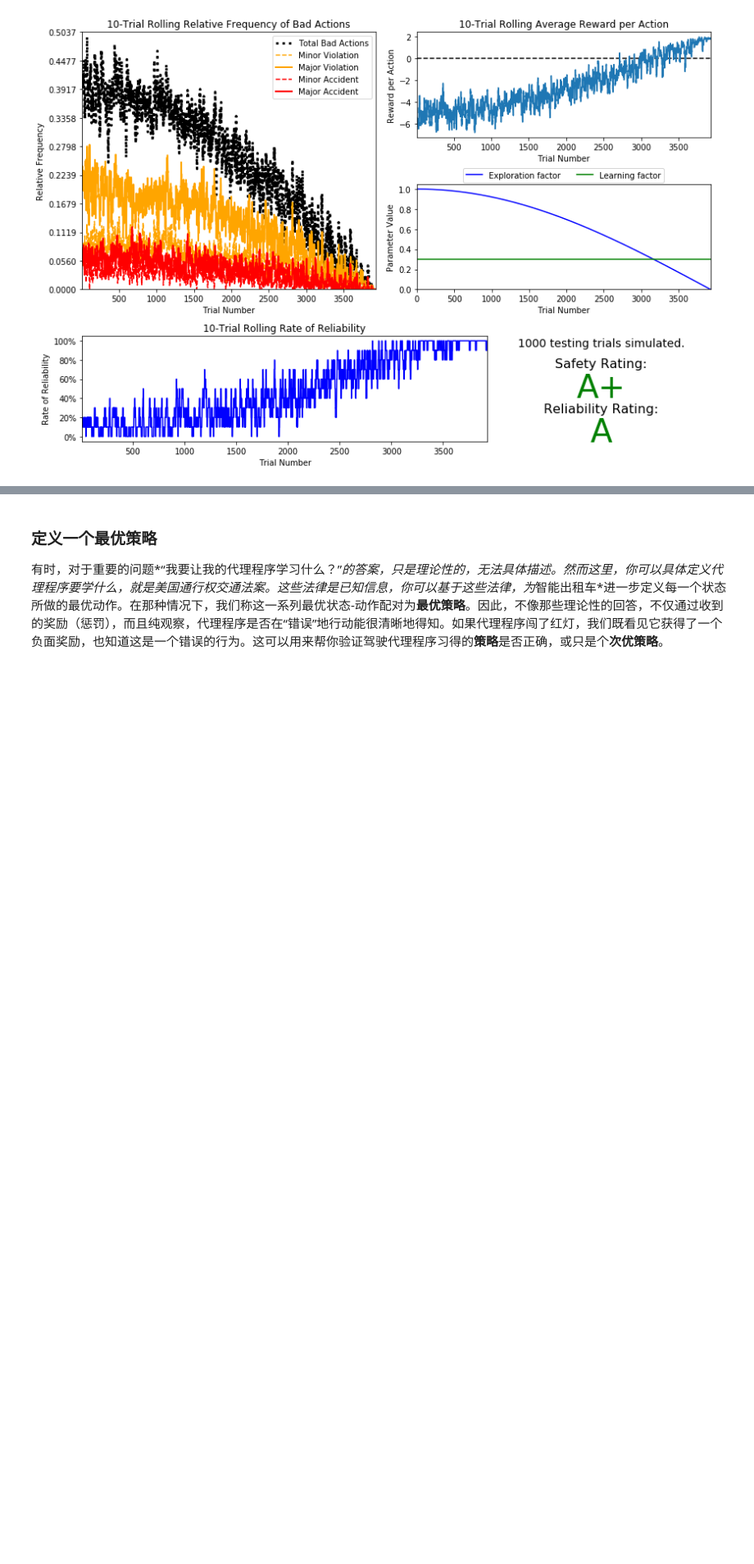
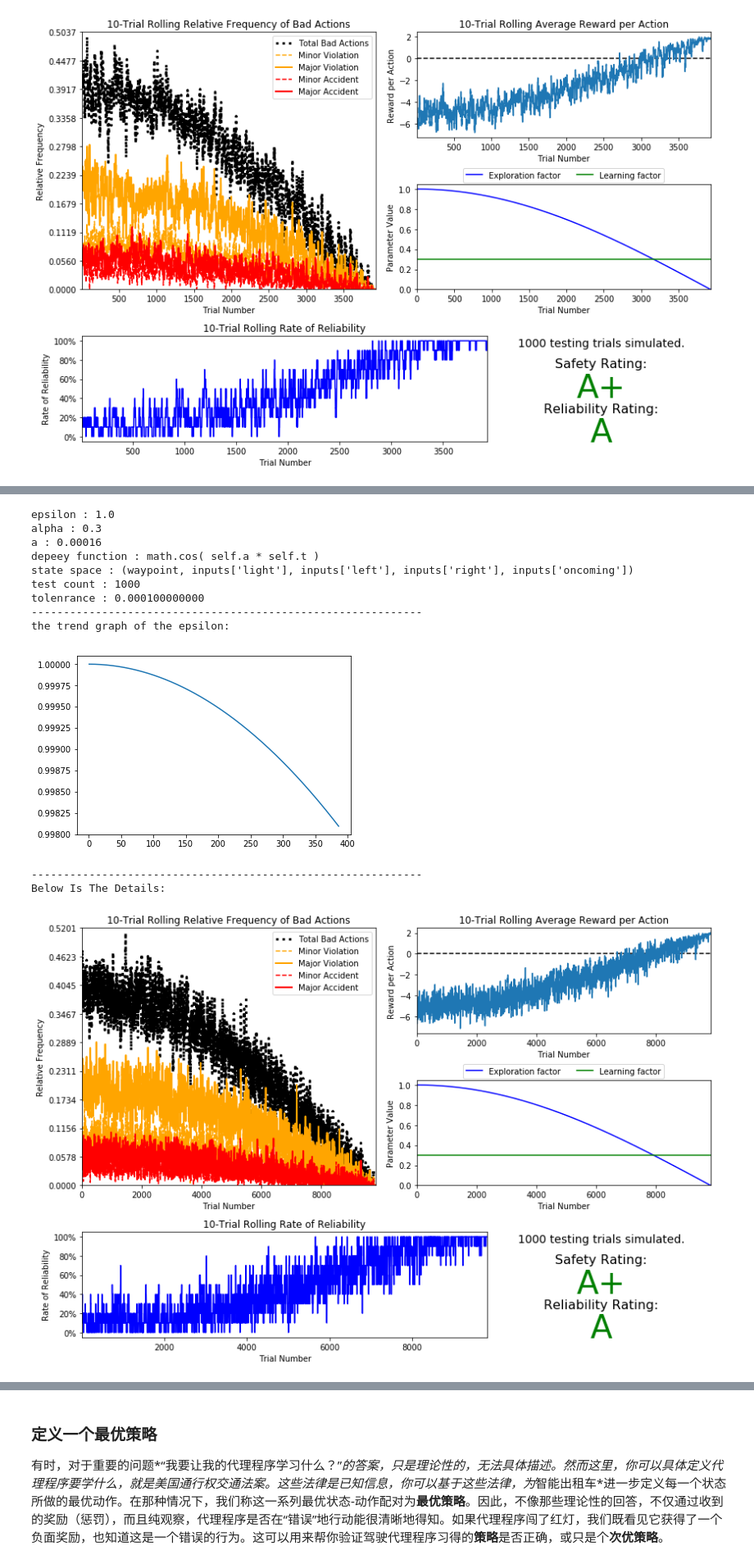
Before and after one commit to StevenHGuo/Reinforcement_Learning, a Jupyter notebook: smartcab.ipynb, the cells around one changed output, grey strips where cells are left out. Shown at 82% size. Cells and saved outputs as stored; diff of their text form; code cells hidden in the pictures; blank space fills up the shorter version.

```diff
--- a/smartcab.ipynb
+++ b/smartcab.ipynb
@@ -510,3 +548,19 @@ Below Is The Details:
+# %%
+showParamsList2('sim_improved_learning_1_0.3_0.00016_3_1_1000_0.0001')
+# %% [output]
+epsilon : 1.0
+alpha : 0.3
+a : 0.00016
+depeey function : math.cos( self.a * self.t )
+state space : (waypoint, inputs['light'], inputs['left'], inputs['right'], inputs['oncoming'])
+test count : 1000
+tolenrance : 0.000100000000
+-------------------------------------------------------------
+the trend graph of the epsilon:
+[figure, added]
+-------------------------------------------------------------
+Below Is The Details:
+[figure, added]
 # %% [markdown]
 ### 问题7
 利用上面的从你改进的Q-Learning模拟中得到的可视化结果，像在**问题6**那样，给出关于改进的驾驶代理程序的最终分析和观察。你需要回答的问题：
```
Also changed, not shown: parts of 11 cells of this notebook.
